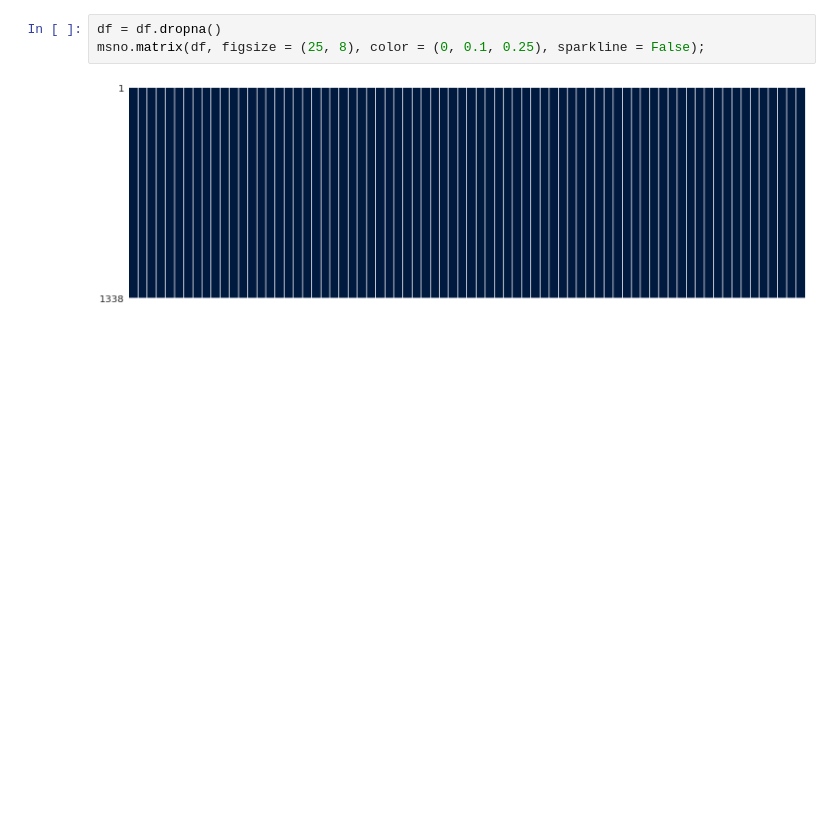
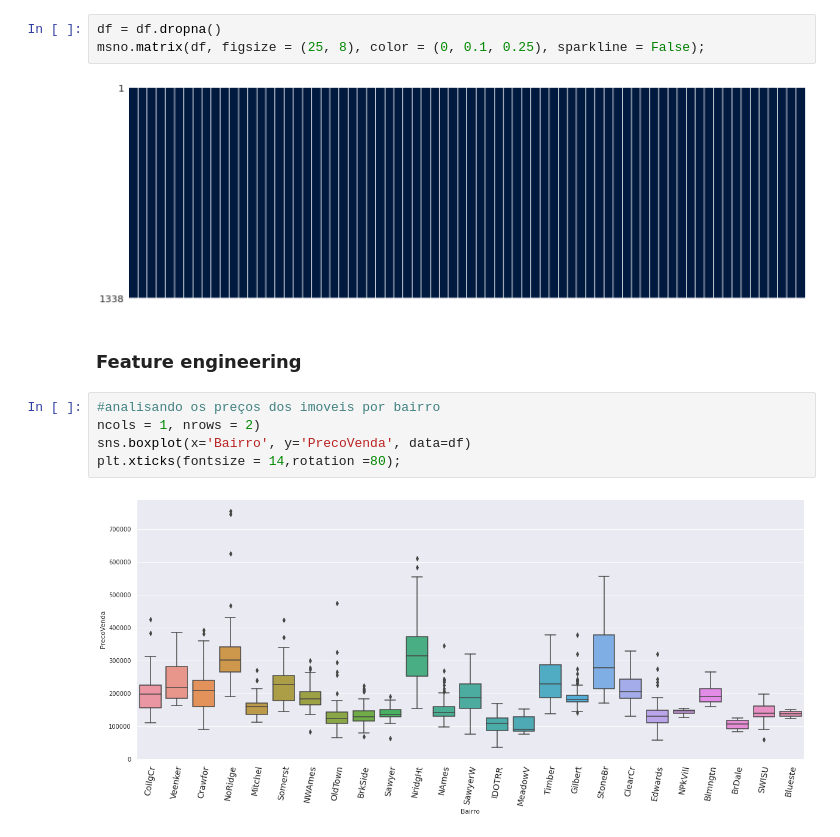
Before and after one commit to DionesGouvea/House-Price-Prediction-QuintoAndar, a Jupyter notebook: Precificação_de_imóveis_Quinto_Andar.ipynb, the cells around one changed output. Saved outputs shown, nothing was run; the diff lists cells and outputs as text; blank space fills up the shorter version.

```diff
--- a/Precificação_de_imóveis_Quinto_Andar.ipynb
+++ b/Precificação_de_imóveis_Quinto_Andar.ipynb
@@ -282,3 +287,12 @@ df = df.dropna()
 msno.matrix(df, figsize = (25, 8), color = (0, 0.1, 0.25), sparkline = False);
 # %% [output]
 [figure]
+# %% [markdown]
+### Feature engineering
+# %%
+#analisando os preços dos imoveis por bairro
+ncols = 1, nrows = 2)
+sns.boxplot(x='Bairro', y='PrecoVenda', data=df)
+plt.xticks(fontsize = 14,rotation =80);
+# %% [output]
+[figure, added]
```
Also changed, not shown: parts of 10 cells of this notebook.
